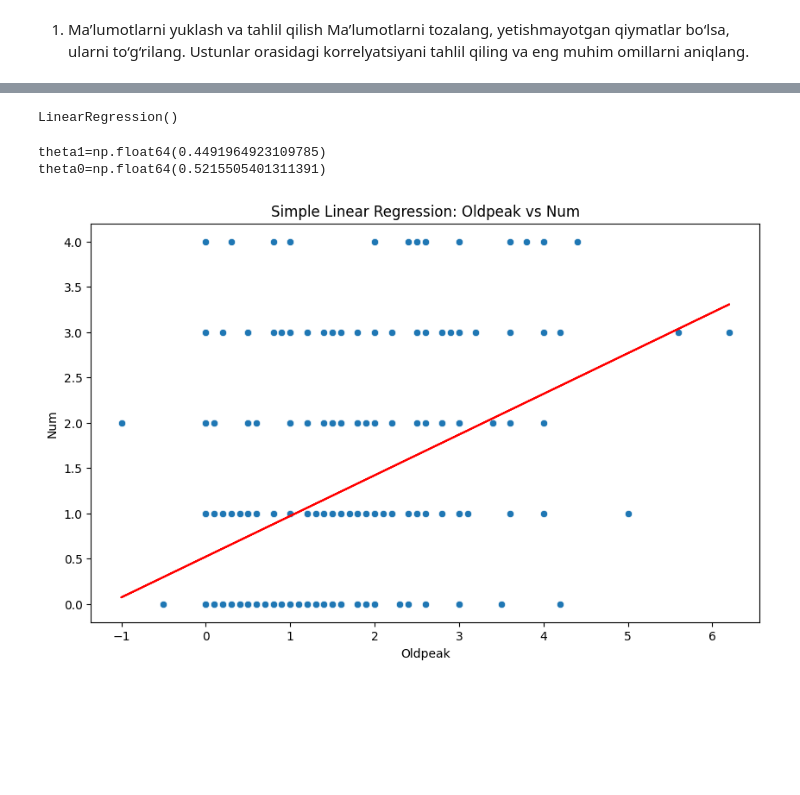
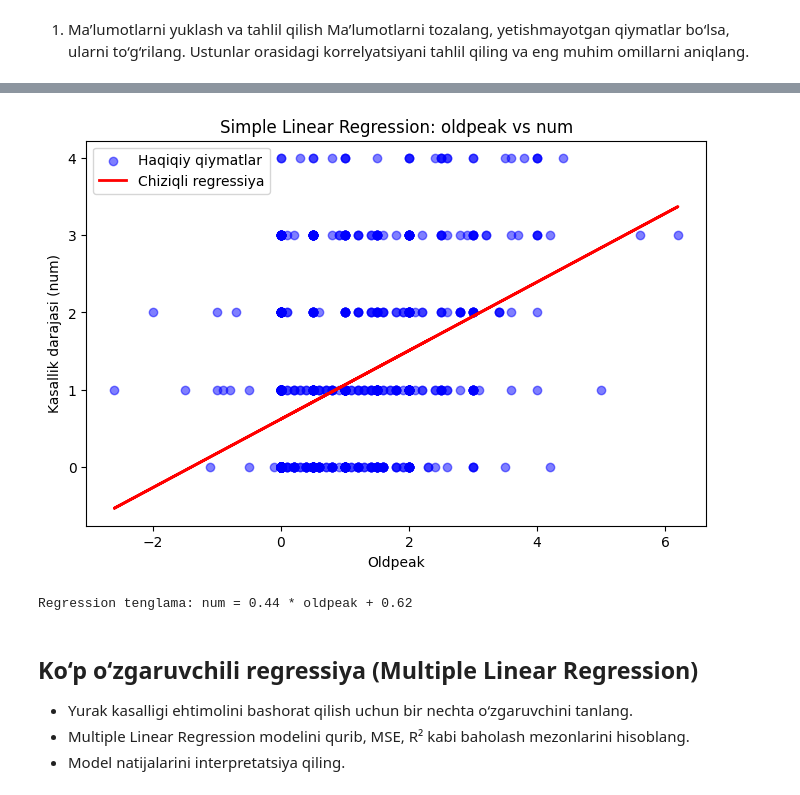
Before and after one commit to ulubeykhuja/Amaliyot, a Jupyter notebook: Копия_блокнота_"16_REGRESSIYA_16_18_YAKUNIY_AMALIY_VAZIFA_ipynb".ipynb, the cells around one changed output, grey strips where cells are left out. Saved outputs shown, nothing was run; the diff lists cells and outputs as text; code cells hidden in the pictures; blank space fills up the shorter version.

```diff
--- a/Копия_блокнота_"16_REGRESSIYA_16_18_YAKUNIY_AMALIY_VAZIFA_ipynb".ipynb
+++ b/Копия_блокнота_"16_REGRESSIYA_16_18_YAKUNIY_AMALIY_VAZIFA_ipynb".ipynb
@@ -290,22 +241,33 @@ y_train = np.asarray(train_set['num'])
-# %%
-L_model.fit(x_train, y_train)
-# %% [output]
-LinearRegression()
-# %%
-theta1 = L_model.coef_[0]
-theta0 = L_model.intercept_
-print(f"{theta1=}")
-print(f"{theta0=}")
-# %% [output]
-theta1=np.float64(0.4491964923109785)
-theta0=np.float64(0.5215505401311391)
-# %%
-plt.figure(figsize=(10,6))
-sns.scatterplot(data=df, x='oldpeak', y='num')
-plt.plot(x_train, theta1*x_train+theta0, color='red')
-plt.xlabel('Oldpeak')
-plt.ylabel('Num')
-plt.title('Simple Linear Regression: Oldpeak vs Num')
-plt.show()
-# %% [output]
-[figure, removed]
+# %%
+from sklearn.linear_model import LinearRegression
+
+X = df[['oldpeak']].values
+y = df['num'].values
+
+# Modelni yarsash & train
+model = LinearRegression()
+model.fit(X, y)
+
+# predict qiymatlari
+y_pred = model.predict(X)
+
+# visualizasiya
+plt.figure(figsize=(8,5))
+plt.scatter(X, y, color='blue', label='Haqiqiy qiymatlar', alpha=0.5)
+plt.plot(X, y_pred, color='red', linewidth=2, label='Chiziqli regressiya')
+plt.xlabel('Oldpeak')
+plt.ylabel('Kasallik darajasi (num)')
+plt.title('Simple Linear Regression: oldpeak vs num')
+plt.legend()
+plt.show()
+
+# Model koeffitsientlari va intercept
+print(f"Regression tenglama: num = {model.coef_[0]:.2f} * oldpeak + {model.intercept_:.2f}")
+# %% [output]
+[figure, added]
+Regression tenglama: num = 0.44 * oldpeak + 0.62
+# %% [markdown]
+## Ko‘p o‘zgaruvchili regressiya (Multiple Linear Regression)
+* Yurak kasalligi ehtimolini bashorat qilish uchun bir nechta o‘zgaruvchini tanlang.
+* Multiple Linear Regression modelini qurib, MSE, R² kabi baholash mezonlarini hisoblang.
+* Model natijalarini interpretatsiya qiling.
```
Also changed, not shown: parts of 31 cells of this notebook.
